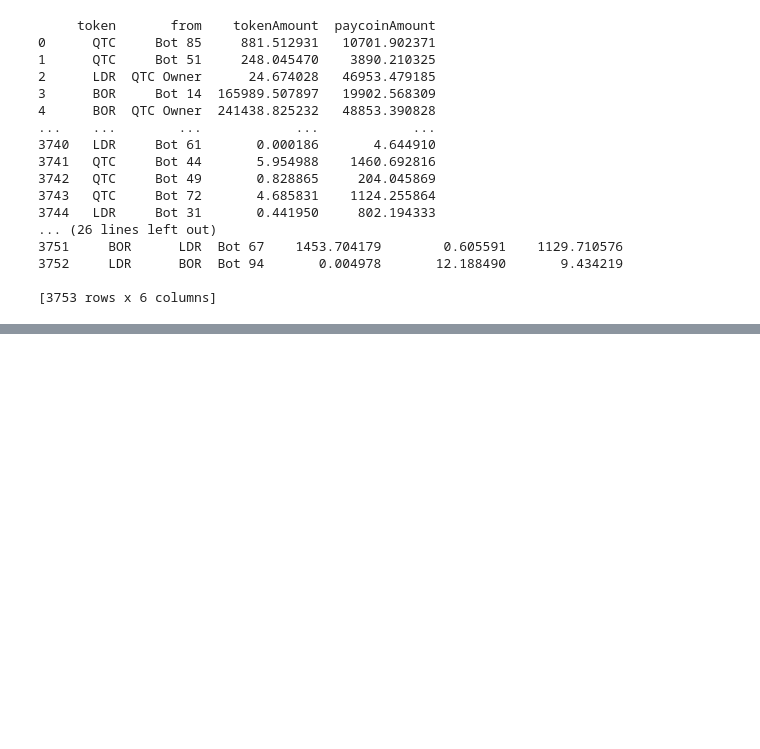
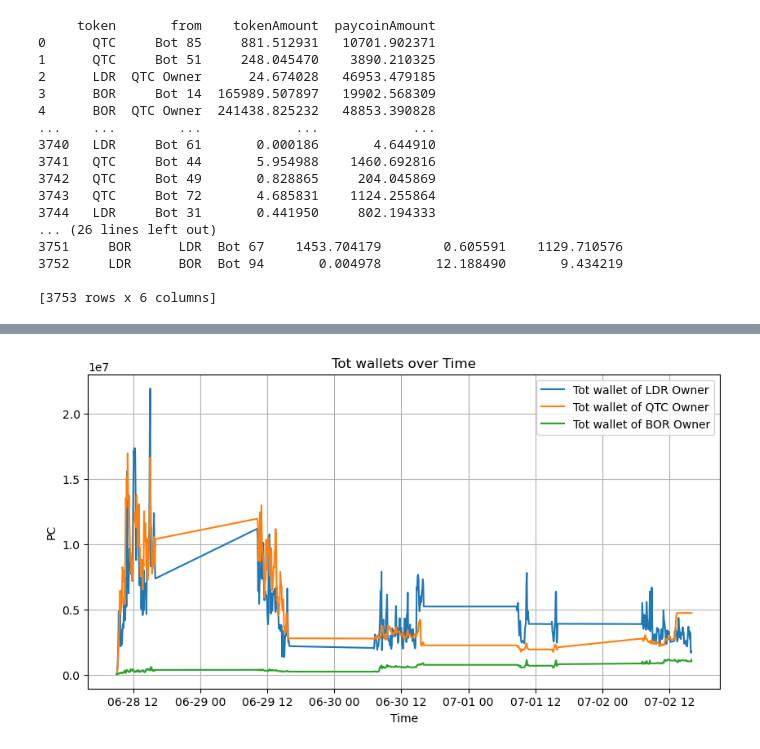
Before and after one commit to Cr3sp1/BlockTrading, a Jupyter notebook: DataAnalysis.ipynb, the cells around one changed output, grey strips where cells are left out. Cells and saved outputs as stored; diff of their text form; code cells hidden in the pictures; blank space fills up the shorter version.

```diff
--- a/DataAnalysis.ipynb
+++ b/DataAnalysis.ipynb
@@ -174,0 +151,13 @@ fees_df.to_csv('DATA/fees_data.csv', index=False)
+# %%
+hist_df = pd.read_csv('DATA/data.txt', sep=' ', index_col=False,  names=['Time', 'Poolsize LDR', 'Liquidity LDR', 'Price LDR', 'k LDR',
+                                                                                 'Poolsize QTC', 'Liquidity QTC', 'Price QTC', 'k QTC',
+                                                                                 'Poolsize BOR', 'Liquidity BOR', 'Price BOR', 'k BOR',
+                                                                                 'PC of LDR Owner', 'LDR of LDR Owner', 'QTC of LDR Owner', 'BOR of LDR Owner',
+                                                                                 'PC of QTC Owner', 'LDR of QTC Owner', 'QTC of QTC Owner', 'BOR of QTC Owner',
+                                                                                 'PC of BOR Owner', 'LDR of BOR Owner', 'QTC of BOR Owner', 'BOR of BOR Owner'])
+
+hist_df = hist_df.drop(hist_df.index[-1])
+hist_df['Time'] = pd.to_datetime(hist_df['Time'], unit='s')
+hist_df['Tot wallet of LDR Owner'] = hist_df['PC of LDR Owner'] + hist_df['LDR of LDR Owner']*hist_df['Price LDR'] + hist_df['QTC of LDR Owner']*hist_df['Price QTC'] + hist_df['BOR of LDR Owner']*hist_df['Price BOR']
+hist_df['Tot wallet of QTC Owner'] = hist_df['PC of QTC Owner'] + hist_df['LDR of QTC Owner']*hist_df['Price LDR'] + hist_df['QTC of QTC Owner']*hist_df['Price QTC'] + hist_df['BOR of QTC Owner']*hist_df['Price BOR']
+hist_df['Tot wallet of BOR Owner'] = hist_df['PC of BOR Owner'] + hist_df['LDR of BOR Owner']*hist_df['Price LDR'] + hist_df['QTC of BOR Owner']*hist_df['Price QTC'] + hist_df['BOR of BOR Owner']*hist_df['Price BOR']
@@ -174,0 +180,13 @@ fees_df.to_csv('DATA/fees_data.csv', index=False)
+# %%
+plt.figure(figsize=(10, 5))
+plt.plot(hist_df['Time'], hist_df['Tot wallet of LDR Owner'], label='Tot wallet of LDR Owner')
+plt.plot(hist_df['Time'], hist_df['Tot wallet of QTC Owner'], label='Tot wallet of QTC Owner')
+plt.plot(hist_df['Time'], hist_df['Tot wallet of BOR Owner'], label='Tot wallet of BOR Owner')
+plt.xlabel('Time')
+plt.ylabel('PC')
+plt.title('Tot wallets over Time')
+plt.grid(True)
+plt.legend()
+plt.show()
+# %% [output]
+[figure, added]
```
Also changed, not shown: parts of 19 cells of this notebook, 10 other files.
